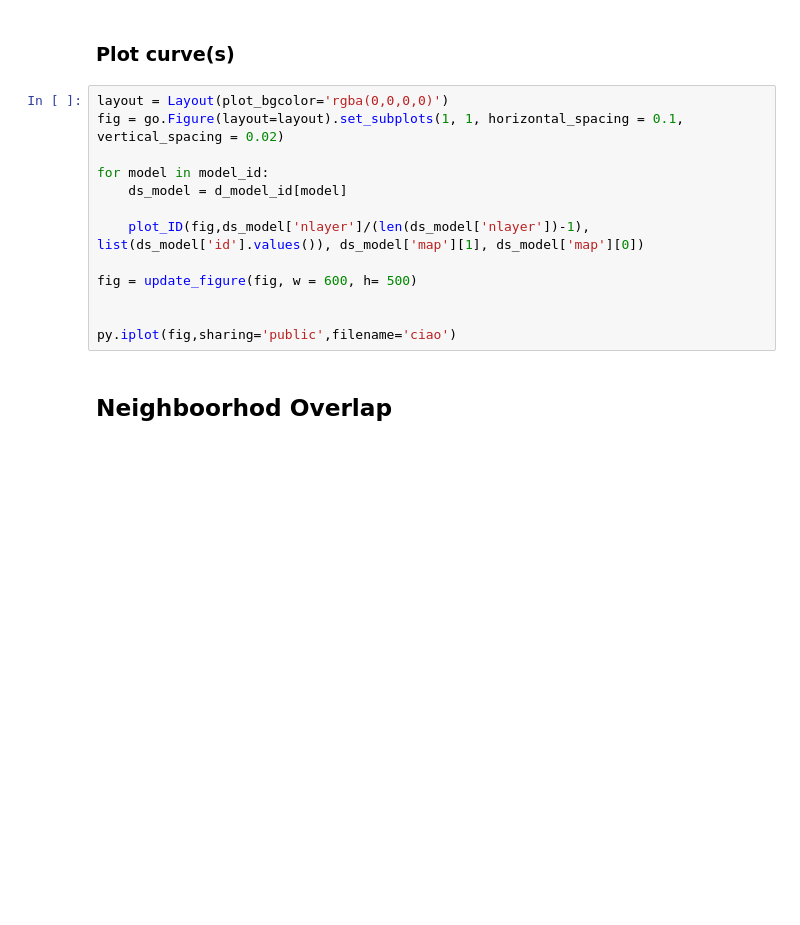
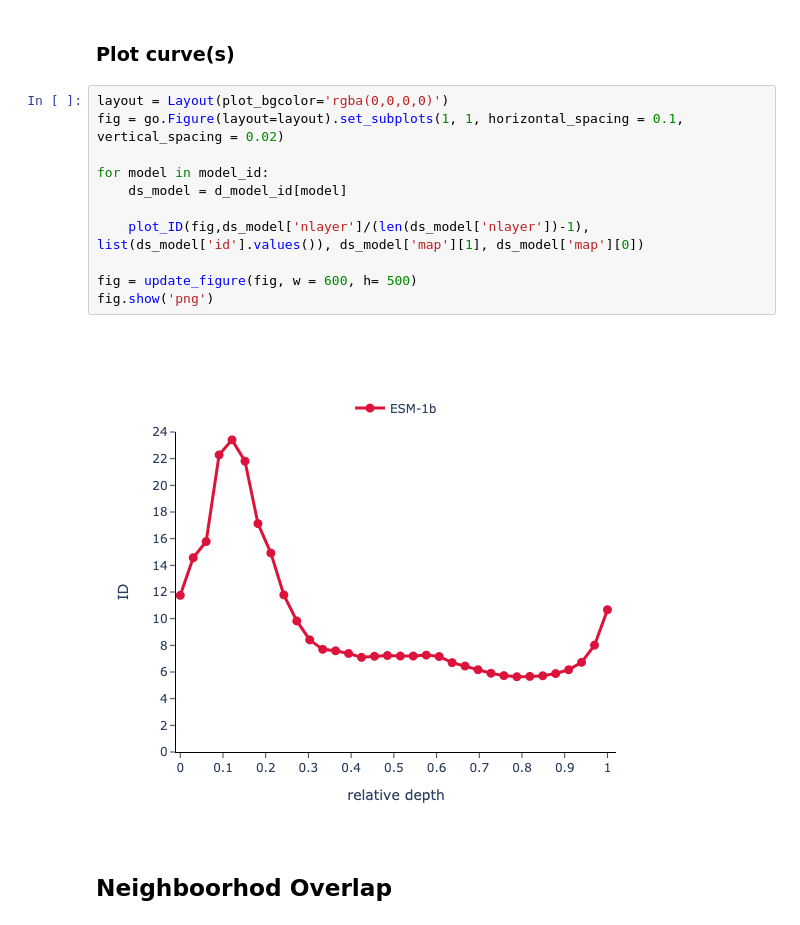
Before and after one commit to valerianilucrezia/the-geometry-of-hidden-representations, a Jupyter notebook: the_geometry_of_hidden_representations.ipynb, the cells around one changed output. Saved outputs shown, nothing was run; the diff lists cells and outputs as text; blank space fills up the shorter version.

```diff
--- a/the_geometry_of_hidden_representations.ipynb
+++ b/the_geometry_of_hidden_representations.ipynb
@@ -44,16 +44,16 @@ for model in model_id:
 # %%
 layout = Layout(plot_bgcolor='rgba(0,0,0,0)')
 fig = go.Figure(layout=layout).set_subplots(1, 1, horizontal_spacing = 0.1, vertical_spacing = 0.02)
 
 for model in model_id:
     ds_model = d_model_id[model]
 
     plot_ID(fig,ds_model['nlayer']/(len(ds_model['nlayer'])-1), list(ds_model['id'].values()), ds_model['map'][1], ds_model['map'][0])
 
 fig = update_figure(fig, w = 600, h= 500)
-
-
-py.iplot(fig,sharing='public',filename='ciao')
+fig.show('png')
+# %% [output]
+[figure, added]
 # %% [markdown]
 ## Neighboorhod Overlap
 # %% [markdown]
```
